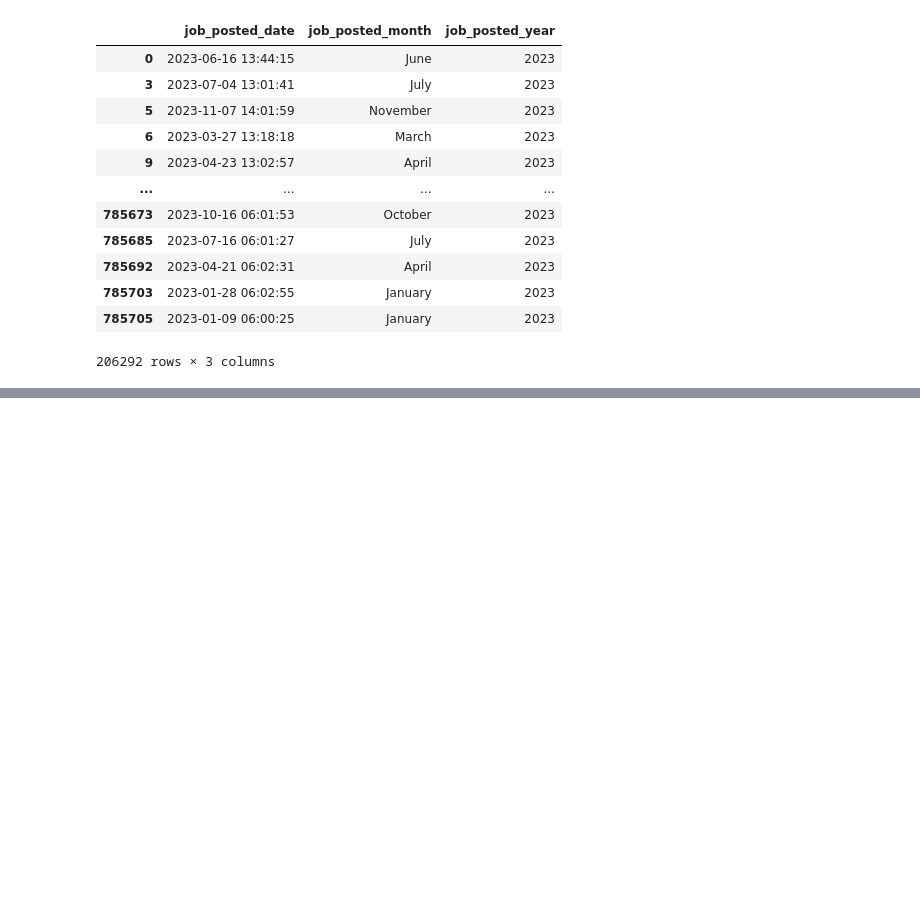
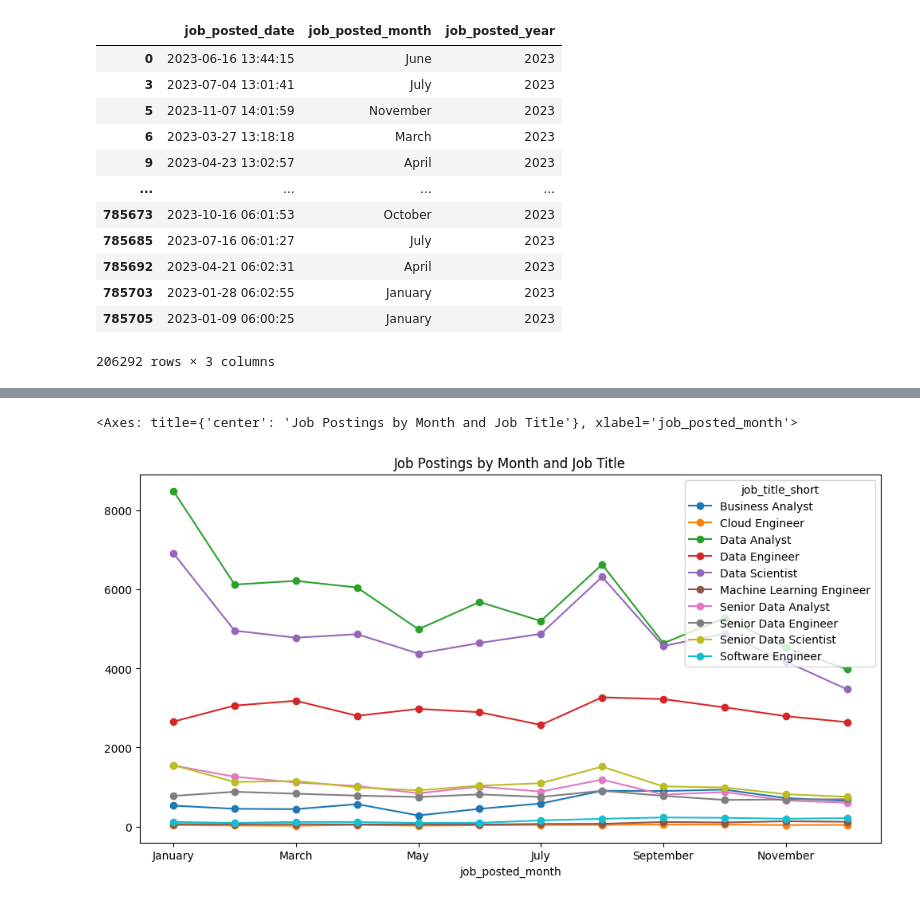
Before and after one commit to Lorenzo2706/Python_Data_Project, a Jupyter notebook: Exercises/5_Pandas_Index_Management.ipynb, the cells around one changed output, grey strips where cells are left out. Drawn from its saved outputs; the diff is of its cells as text; code cells hidden in the pictures; blank space fills up the shorter version.

```diff
--- a/Exercises/5_Pandas_Index_Management.ipynb
+++ b/Exercises/5_Pandas_Index_Management.ipynb
@@ -147,4 +147,4 @@ df_us.loc[:, ['job_posted_date', 'job_posted_month', 'job_posted_year']] # Check
 | 785705 | 2023-01-09 06:00:25 | January | 2023 |
 206292 rows × 3 columns
 # %%
-df_us.pivot_table(index='job_posted_month', columns='job_title_short', aggfunc='size') # Create a pivot table to count the number of job postings per month and job title
+df_us_pivot = df_us.pivot_table(index='job_posted_month', columns='job_title_short', aggfunc='size') # Create a pivot table to count the number of job postings per month and job title
@@ -179,0 +154,11 @@ df_us_copy.head(3)
+# %%
+df_us_pivot.reset_index(inplace=True) # Reset index to get job_posted_month as a column
+df_us_pivot['month_number'] = pd.to_datetime(df_us_pivot['job_posted_month'], format='%B').dt.month
+# %%
+df_us_pivot.sort_values('month_number', inplace=True)
+df_us_pivot.set_index('job_posted_month', inplace=True)
+# %%
+df_us_pivot.drop(columns=['month_number'], inplace=True)
+df_us_pivot.drop(columns=['index'], inplace=True)
+df_us_pivot.drop(columns=['level_0'], inplace=True)
+df_us_pivot
@@ -179,0 +180,5 @@ df_us_copy.head(3)
+# %%
+df_us_pivot.plot(kind='line', figsize=(12, 6), title='Job Postings by Month and Job Title', marker='o') # too messy
+# %% [output]
+<Axes: title={'center': 'Job Postings by Month and Job Title'}, xlabel='job_posted_month'>
+[figure, added]
```
Also changed, not shown: parts of 13 cells of this notebook, 16 other files.
